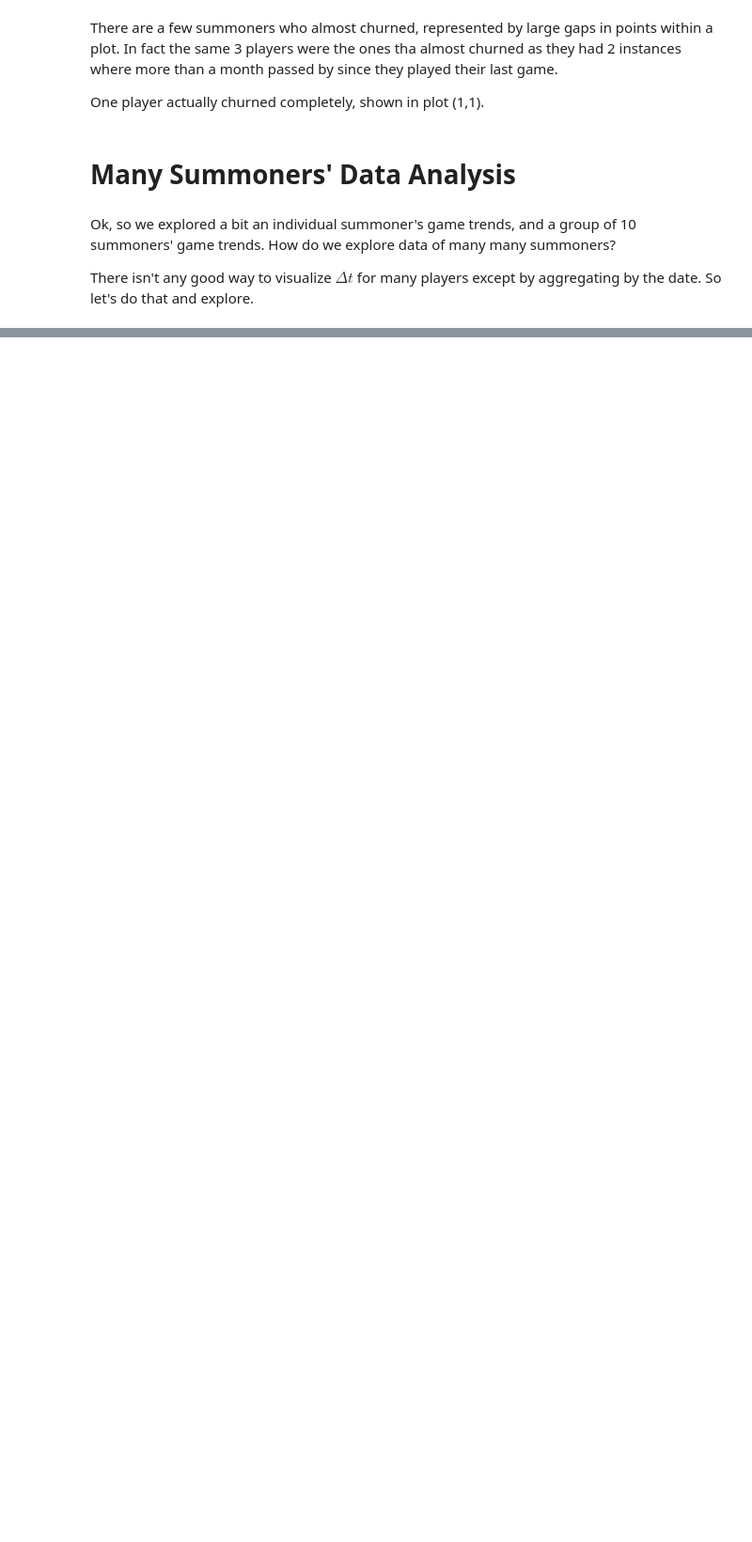
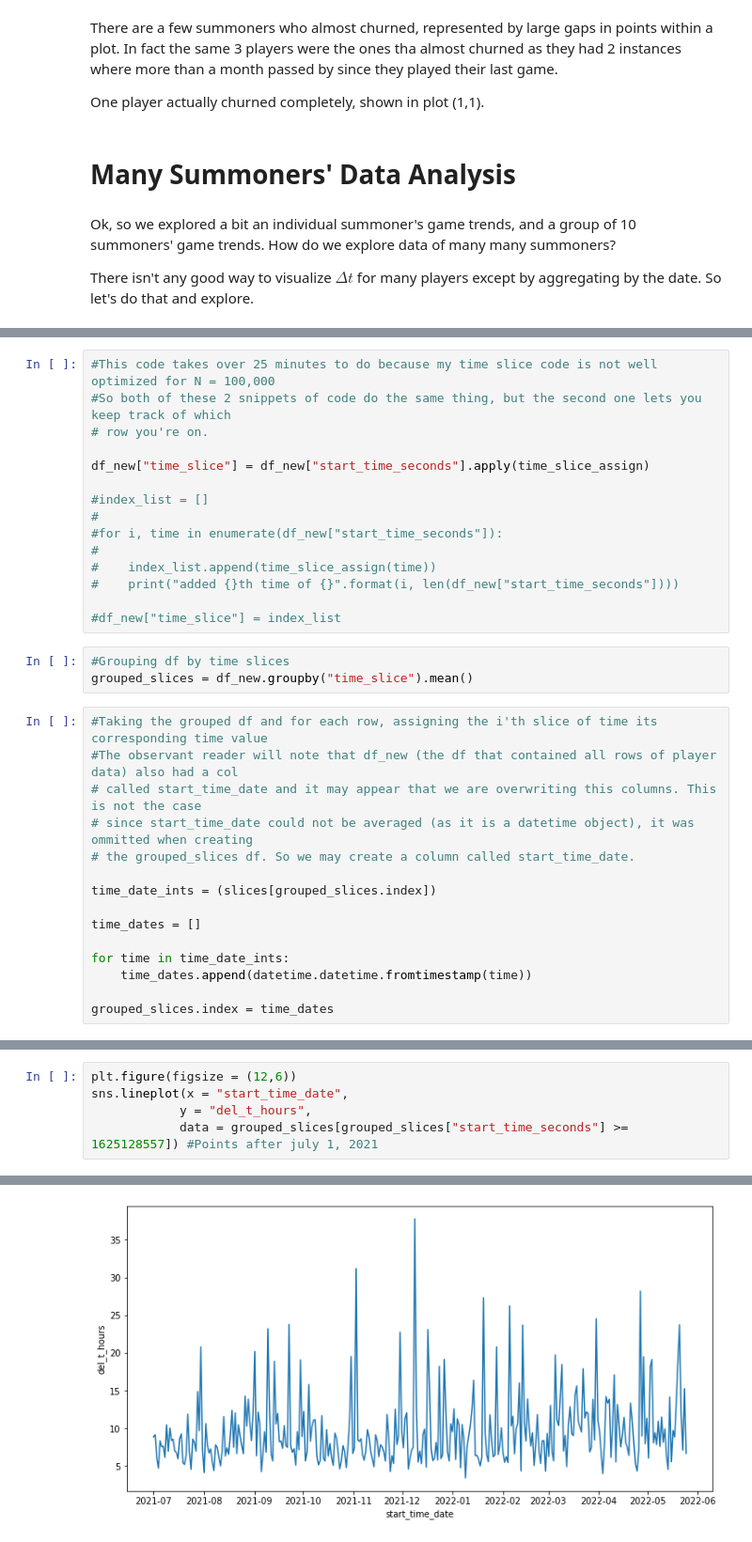
Before and after one commit to GitErickL/Summoner_Churn_Rate, a Jupyter notebook: Lol_Player_Churn_Rate_Analysis.ipynb, the cells around one changed output, grey strips where cells are left out. Shown at 94% size. Cells and saved outputs as stored; diff of their text form; blank space fills up the shorter version.

Commit message:
added time series content to two notebooks

```diff
--- a/Lol_Player_Churn_Rate_Analysis.ipynb
+++ b/Lol_Player_Churn_Rate_Analysis.ipynb
@@ -217,0 +332,33 @@ There isn't any good way to visualize $\Delta t$ for many players except by aggr
+# %%
+#This code takes over 25 minutes to do because my time slice code is not well optimized for N = 100,000
+#So both of these 2 snippets of code do the same thing, but the second one lets you keep track of which
+# row you're on.
+
+df_new["time_slice"] = df_new["start_time_seconds"].apply(time_slice_assign)
+
+#index_list = []
+#
+#for i, time in enumerate(df_new["start_time_seconds"]):
+#
+#    index_list.append(time_slice_assign(time))
+#    print("added {}th time of {}".format(i, len(df_new["start_time_seconds"])))
+
+#df_new["time_slice"] = index_list
+# %%
+#Grouping df by time slices
+grouped_slices = df_new.groupby("time_slice").mean()
+# %%
+#Taking the grouped df and for each row, assigning the i'th slice of time its corresponding time value
+#The observant reader will note that df_new (the df that contained all rows of player data) also had a col
+# called start_time_date and it may appear that we are overwriting this columns. This is not the case
+# since start_time_date could not be averaged (as it is a datetime object), it was ommitted when creating
+# the grouped_slices df. So we may create a column called start_time_date.
+
+time_date_ints = (slices[grouped_slices.index])
+
+time_dates = []
+
+for time in time_date_ints:
+    time_dates.append(datetime.datetime.fromtimestamp(time))
+
+grouped_slices.index = time_dates
@@ -217,0 +374,6 @@ There isn't any good way to visualize $\Delta t$ for many players except by aggr
+# %%
+plt.figure(figsize = (12,6))
+sns.lineplot(x = "start_time_date",
+            y = "del_t_hours",
+            data = grouped_slices[grouped_slices["start_time_seconds"] >= 1625128557]) #Points after july 1, 2021
+# %% [output]
@@ -217,0 +381 @@ There isn't any good way to visualize $\Delta t$ for many players except by aggr
+[figure, added]
```
Also changed, not shown: parts of 23 cells of this notebook, 1 other file.
